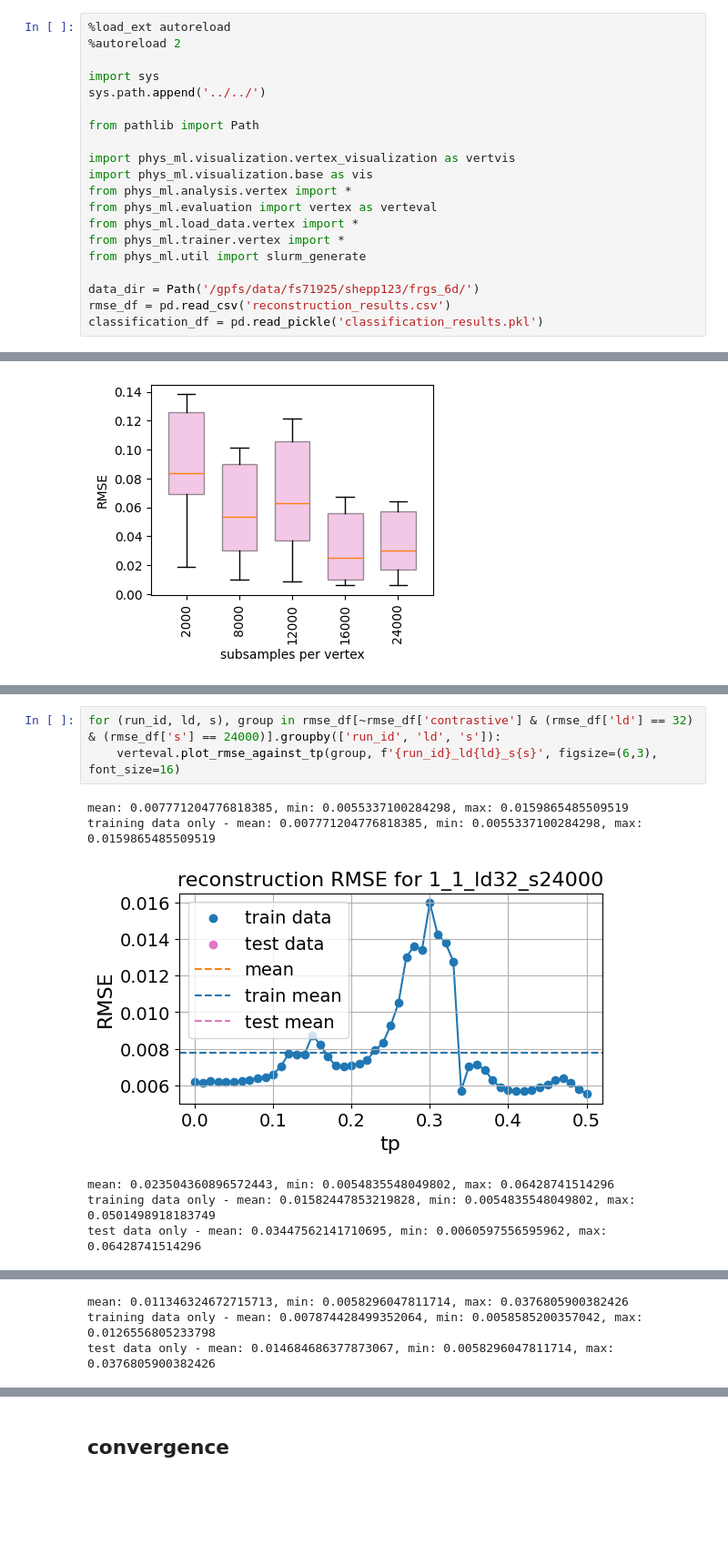
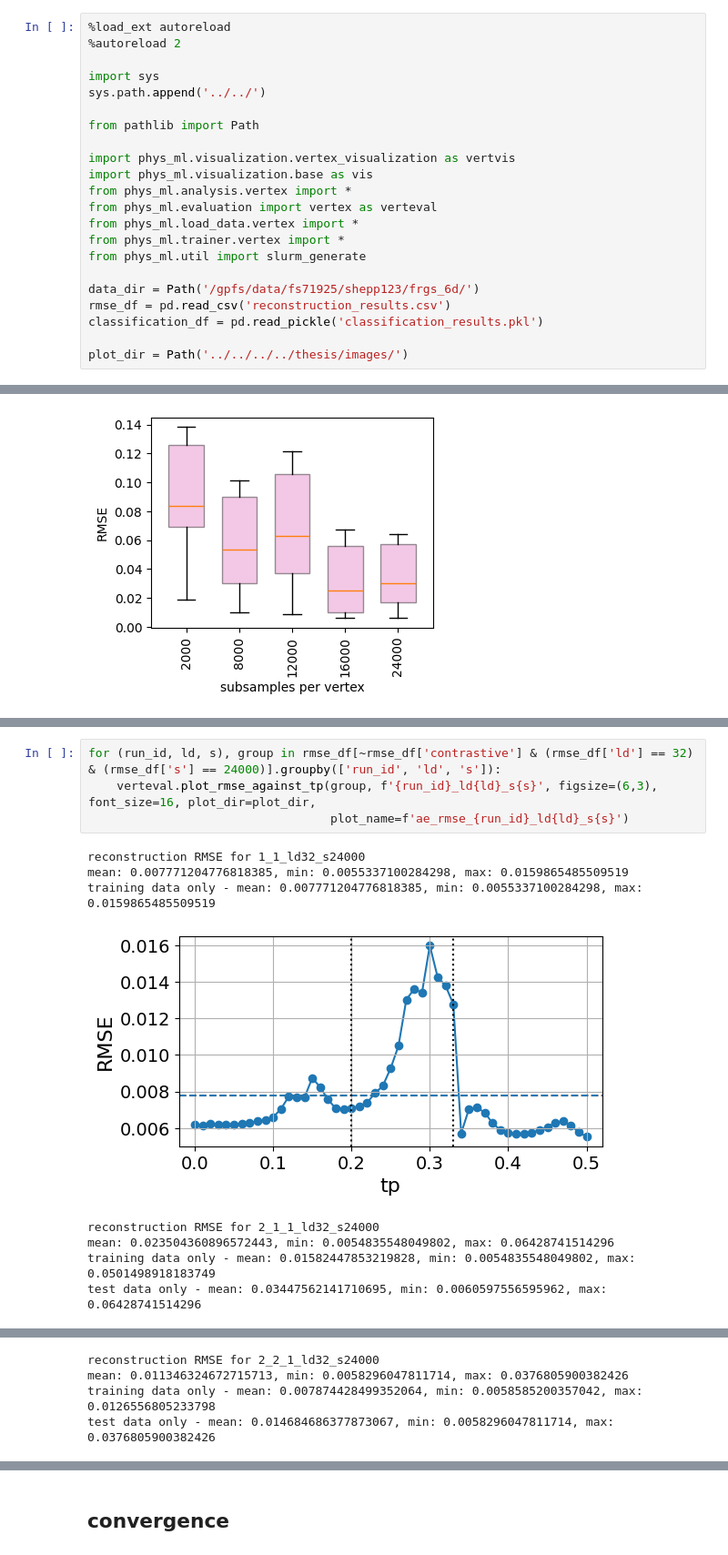
Before and after one commit to DanielSpringer/PhysML, a Jupyter notebook: notebooks/vertex/plot_results.ipynb, the cells around one changed output, grey strips where cells are left out. Shown at 91% size. Cells and saved outputs as stored; diff of their text form; blank space fills up the shorter version.

```diff
--- a/notebooks/vertex/plot_results.ipynb
+++ b/notebooks/vertex/plot_results.ipynb
@@ -18,3 +18,5 @@ from phys_ml.util import slurm_generate
 data_dir = Path('/gpfs/data/fs71925/shepp123/frgs_6d/')
 rmse_df = pd.read_csv('reconstruction_results.csv')
 classification_df = pd.read_pickle('classification_results.pkl')
+
+plot_dir = Path('../../../../thesis/images/')
@@ -184,10 +189,13 @@ run_id & ld & s & rmse \\
 # %%
 for (run_id, ld, s), group in rmse_df[~rmse_df['contrastive'] & (rmse_df['ld'] == 32) & (rmse_df['s'] == 24000)].groupby(['run_id', 'ld', 's']):
-    verteval.plot_rmse_against_tp(group, f'{run_id}_ld{ld}_s{s}', figsize=(6,3), font_size=16)
+    verteval.plot_rmse_against_tp(group, f'{run_id}_ld{ld}_s{s}', figsize=(6,3), font_size=16, plot_dir=plot_dir,
+                                  plot_name=f'ae_rmse_{run_id}_ld{ld}_s{s}')
 # %% [output]
+reconstruction RMSE for 1_1_ld32_s24000
 mean: 0.007771204776818385, min: 0.0055337100284298, max: 0.0159865485509519
 training data only - mean: 0.007771204776818385, min: 0.0055337100284298, max: 0.0159865485509519
-[figure, old version]
+[figure, new version]
+reconstruction RMSE for 2_1_1_ld32_s24000
 mean: 0.023504360896572443, min: 0.0054835548049802, max: 0.06428741514296
 training data only - mean: 0.01582447853219828, min: 0.0054835548049802, max: 0.0501498918183749
 test data only - mean: 0.03447562141710695, min: 0.0060597556595962, max: 0.06428741514296
@@ -195,3 +203,4 @@ test data only - mean: 0.03447562141710695, min: 0.0060597556595962, max: 0.0642
+reconstruction RMSE for 2_2_1_ld32_s24000
 mean: 0.011346324672715713, min: 0.0058296047811714, max: 0.0376805900382426
 training data only - mean: 0.007874428499352064, min: 0.0058585200357042, max: 0.0126556805233798
 test data only - mean: 0.014684686377873067, min: 0.0058296047811714, max: 0.0376805900382426
```
Also changed, not shown: parts of 11 cells of this notebook, 2 other files.
